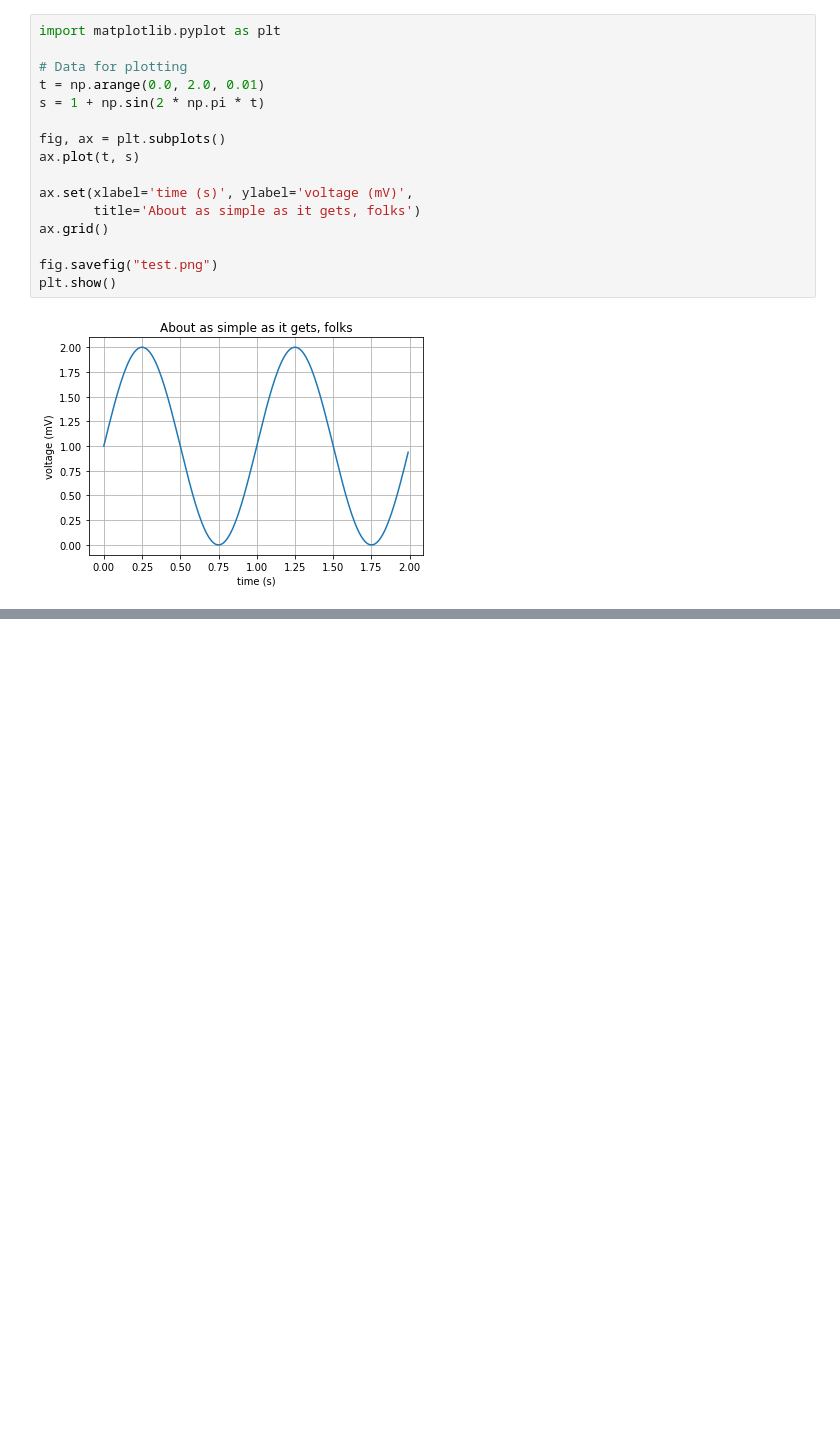
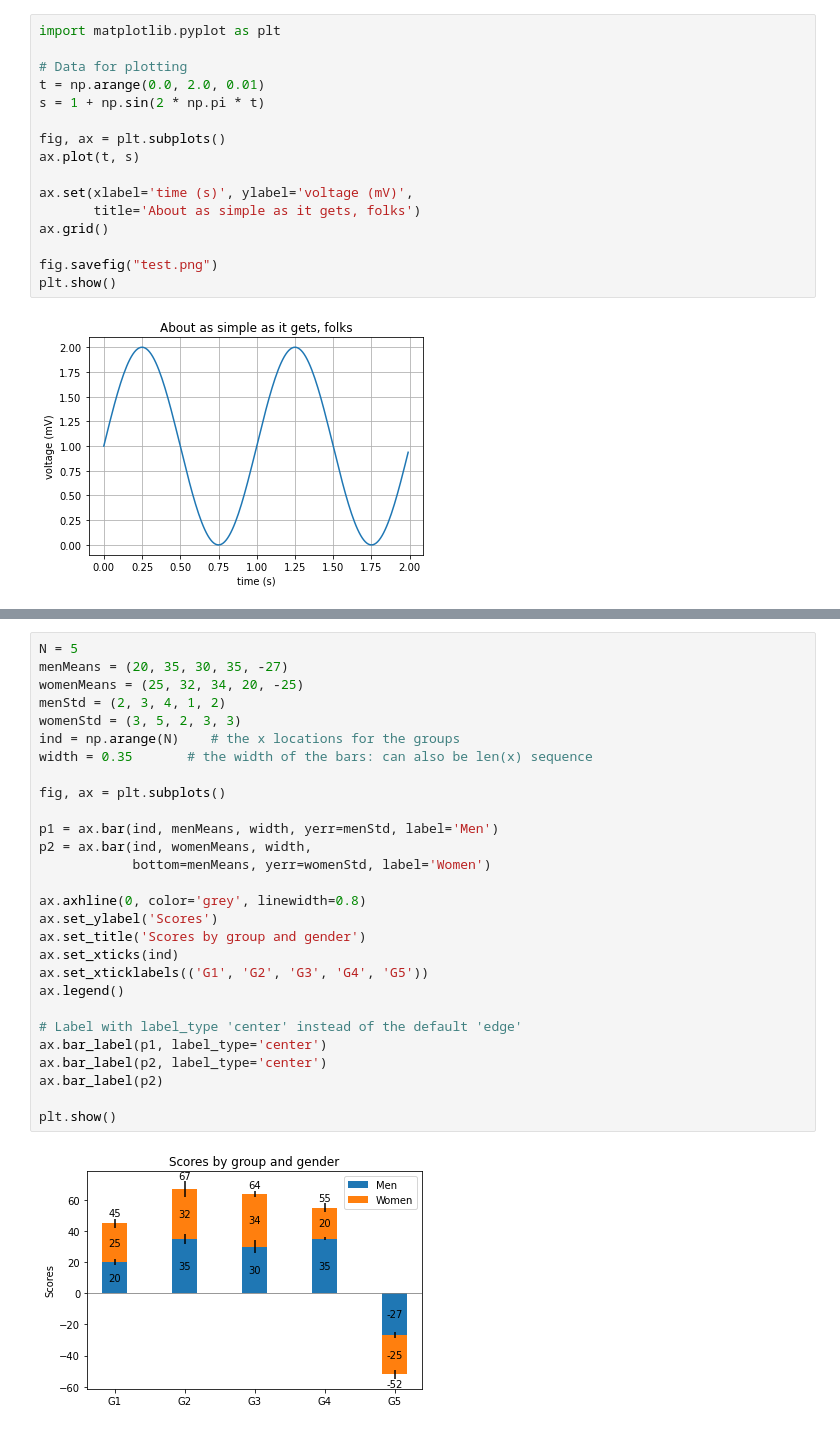
Before and after one commit to livanado/jupyter, a Jupyter notebook: foo.ipynb, the cells around one changed output, grey strips where cells are left out. Drawn from its saved outputs; the diff is of its cells as text; blank space fills up the shorter version.

```diff
--- a/foo.ipynb
+++ b/foo.ipynb
@@ -41,0 +71,30 @@ plt.show()
+# %%
+N = 5
+menMeans = (20, 35, 30, 35, -27)
+womenMeans = (25, 32, 34, 20, -25)
+menStd = (2, 3, 4, 1, 2)
+womenStd = (3, 5, 2, 3, 3)
+ind = np.arange(N)    # the x locations for the groups
+width = 0.35       # the width of the bars: can also be len(x) sequence
+
+fig, ax = plt.subplots()
+
+p1 = ax.bar(ind, menMeans, width, yerr=menStd, label='Men')
+p2 = ax.bar(ind, womenMeans, width,
+            bottom=menMeans, yerr=womenStd, label='Women')
+
+ax.axhline(0, color='grey', linewidth=0.8)
+ax.set_ylabel('Scores')
+ax.set_title('Scores by group and gender')
+ax.set_xticks(ind)
+ax.set_xticklabels(('G1', 'G2', 'G3', 'G4', 'G5'))
+ax.legend()
+
+# Label with label_type 'center' instead of the default 'edge'
+ax.bar_label(p1, label_type='center')
+ax.bar_label(p2, label_type='center')
+ax.bar_label(p2)
+
+plt.show()
+# %% [output]
+[figure, added]
```
Also changed, not shown: parts of 3 cells of this notebook.
